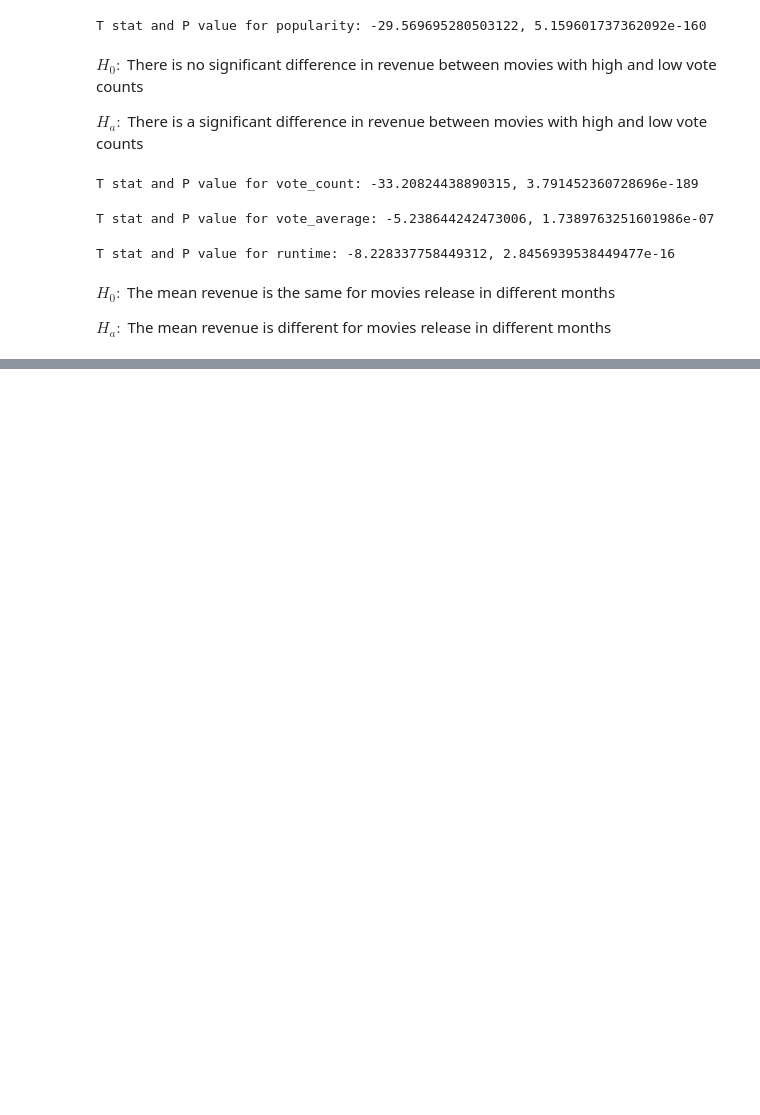
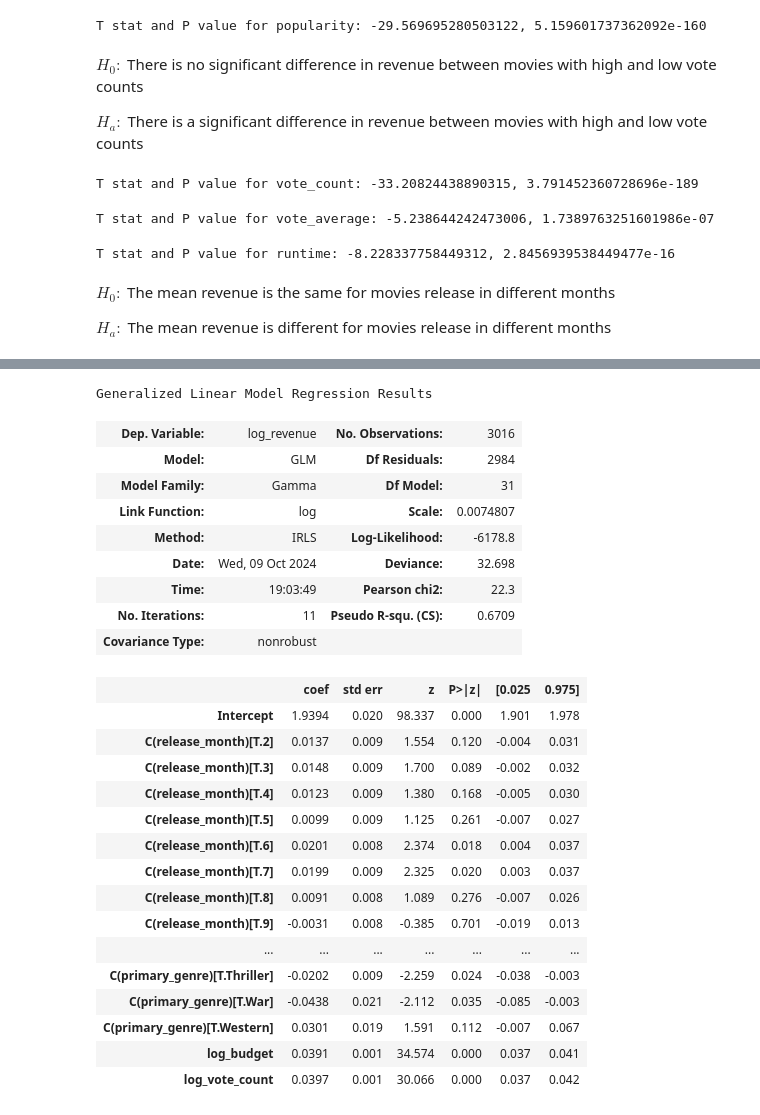
Before and after one commit to AlexMarchini/AAI-500-box-office, a Jupyter notebook: notebooks/box-office-revenue.ipynb, the cells around one changed output, grey strips where cells are left out. Saved outputs shown, nothing was run; the diff lists cells and outputs as text; code cells hidden in the pictures; blank space fills up the shorter version.

```diff
--- a/notebooks/box-office-revenue.ipynb
+++ b/notebooks/box-office-revenue.ipynb
@@ -460,0 +582,33 @@ print('F stat and P value for release month: {}, {}'.format(rm_f_stat, rm_p_valu
+# %%
+# Add categorical variables to the glm
+glm_formula_w_categories = 'log_revenue ~ log_budget + log_vote_count + C(release_month) + C(primary_genre)'
+glm_model_w_categories = smf.glm(formula=glm_formula_w_categories, data=all_movies_data, family=sm.families.Gamma(link=sm.families.links.log())).fit()
+
+glm_model_w_categories.summary()
+# %% [output]
+Generalized Linear Model Regression Results
+| Dep. Variable: | log_revenue | No. Observations: | 3016 |
+| Model: | GLM | Df Residuals: | 2984 |
+| Model Family: | Gamma | Df Model: | 31 |
+| Link Function: | log | Scale: | 0.0074807 |
+| Method: | IRLS | Log-Likelihood: | -6178.8 |
+| Date: | Wed, 09 Oct 2024 | Deviance: | 32.698 |
+| Time: | 19:03:49 | Pearson chi2: | 22.3 |
+| No. Iterations: | 11 | Pseudo R-squ. (CS): | 0.6709 |
+| Covariance Type: | nonrobust |  |  |
+|  | coef | std err | z | P>|z| | [0.025 | 0.975] |
+| Intercept | 1.9394 | 0.020 | 98.337 | 0.000 | 1.901 | 1.978 |
+| C(release_month)[T.2] | 0.0137 | 0.009 | 1.554 | 0.120 | -0.004 | 0.031 |
+| C(release_month)[T.3] | 0.0148 | 0.009 | 1.700 | 0.089 | -0.002 | 0.032 |
+| C(release_month)[T.4] | 0.0123 | 0.009 | 1.380 | 0.168 | -0.005 | 0.030 |
+| C(release_month)[T.5] | 0.0099 | 0.009 | 1.125 | 0.261 | -0.007 | 0.027 |
+| C(release_month)[T.6] | 0.0201 | 0.008 | 2.374 | 0.018 | 0.004 | 0.037 |
+| C(release_month)[T.7] | 0.0199 | 0.009 | 2.325 | 0.020 | 0.003 | 0.037 |
+| C(release_month)[T.8] | 0.0091 | 0.008 | 1.089 | 0.276 | -0.007 | 0.026 |
+| C(release_month)[T.9] | -0.0031 | 0.008 | -0.385 | 0.701 | -0.019 | 0.013 |
+| ... | ... | ... | ... | ... | ... | ... |
+| C(primary_genre)[T.Thriller] | -0.0202 | 0.009 | -2.259 | 0.024 | -0.038 | -0.003 |
+| C(primary_genre)[T.War] | -0.0438 | 0.021 | -2.112 | 0.035 | -0.085 | -0.003 |
+| C(primary_genre)[T.Western] | 0.0301 | 0.019 | 1.591 | 0.112 | -0.007 | 0.067 |
+| log_budget | 0.0391 | 0.001 | 34.574 | 0.000 | 0.037 | 0.041 |
+| log_vote_count | 0.0397 | 0.001 | 30.066 | 0.000 | 0.037 | 0.042 |
```
Also changed, not shown: parts of 11 cells of this notebook.
